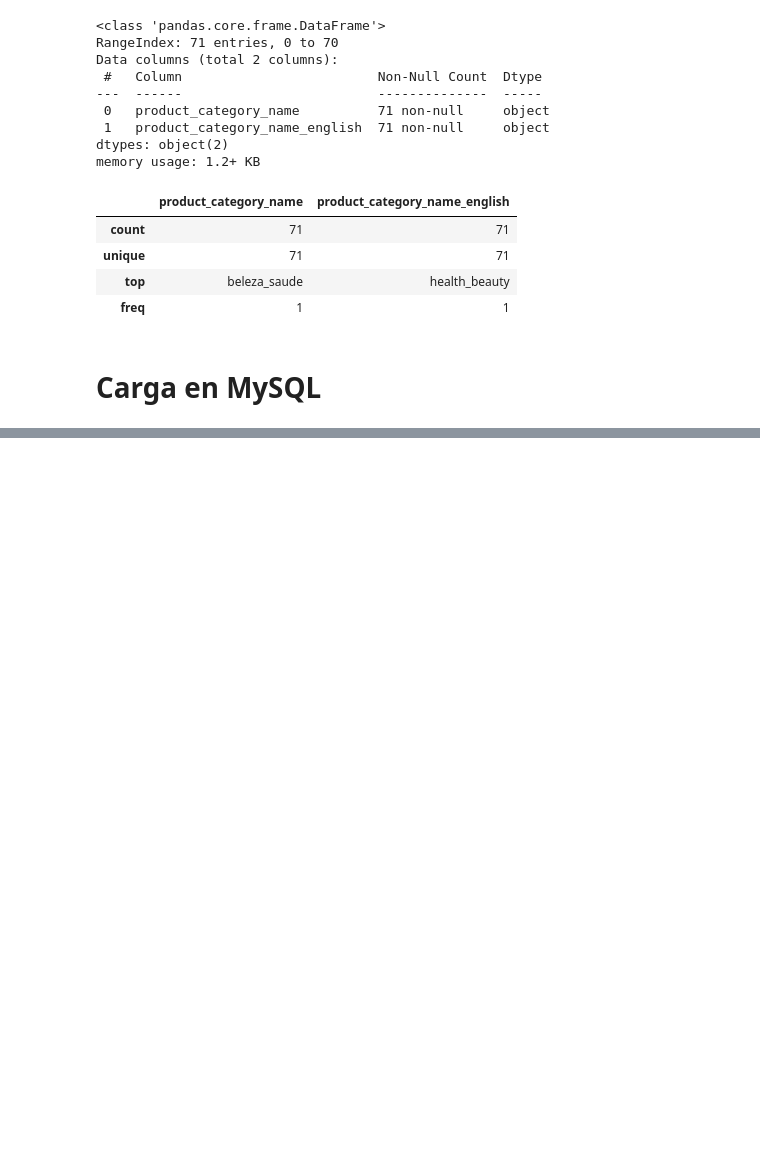
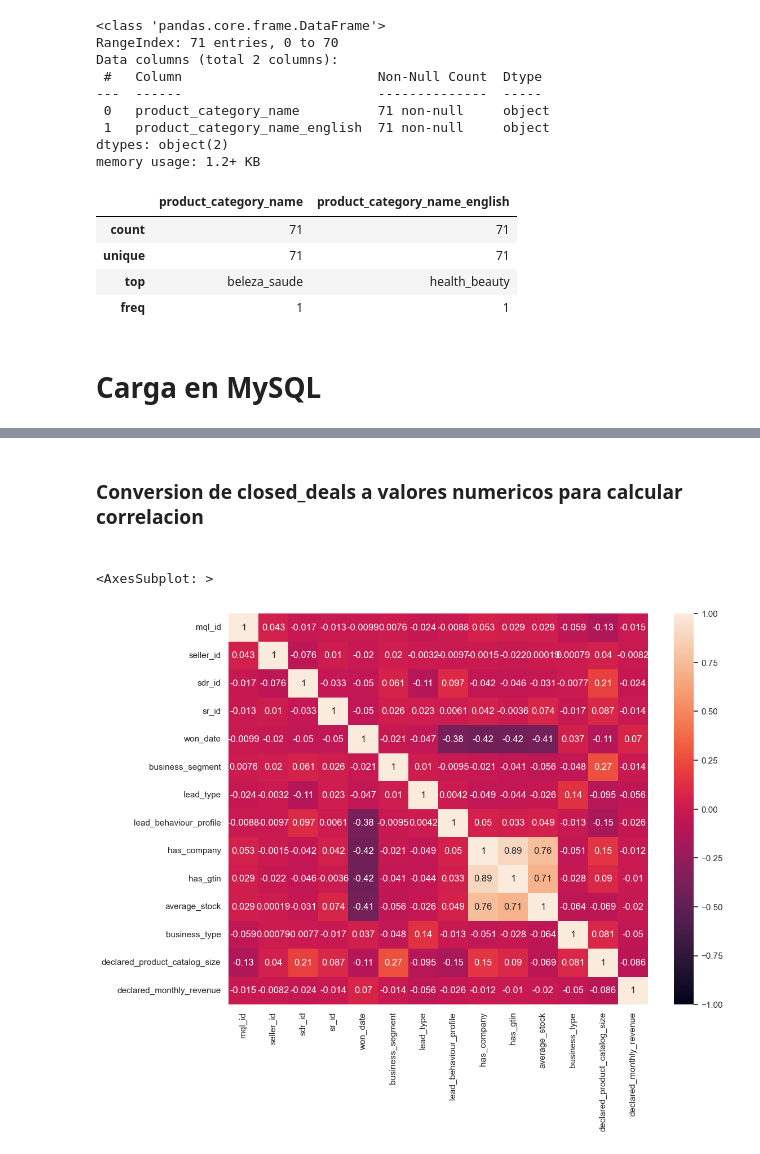
Before and after one commit to Lautaro555/Final-project-Olist, a Jupyter notebook: EDA.ipynb, the cells around one changed output, grey strips where cells are left out. Cells and saved outputs as stored; diff of their text form; code cells hidden in the pictures; blank space fills up the shorter version.

```diff
--- a/EDA.ipynb
+++ b/EDA.ipynb
@@ -916,0 +942,29 @@ Closed_deals.to_sql(name='closed_deals', con=conexion);
+# %% [markdown]
+<h3>Conversion de closed_deals a valores numericos para calcular correlacion<h3>
+# %%
+#se copia el dataframe para trabajar con la copia
+Closed_deals_numeric=Closed_deals
+
+#Lista de columnas a las que no se les va a aplicar label encoder
+columns_to_exclude = ["declared_product_catalog_size","declared_monthly_revenue"]
+
+#Lista de columnas a las que se le aplica label encoder
+columns_to_encode = list(set(Closed_deals_numeric.columns) - set(columns_to_exclude))
+
+
+from sklearn.preprocessing import LabelEncoder
+le = LabelEncoder()
+
+#Se aplica label encoder a todas las columnas
+for col in columns_to_encode:
+    Closed_deals_numeric[col] = le.fit_transform(Closed_deals_numeric[col])
+# %%
+#se crea la matriz de correlacion
+corr=Closed_deals_numeric.corr()
+
+#se grafica con un mapa de calor
+sns.set(rc={'figure.figsize':(12,9)})
+sns.heatmap(corr,annot=True,vmin=-1,vmax=+1)
+# %% [output]
+<AxesSubplot: >
+[figure, added]
```
Also changed, not shown: parts of 19 cells of this notebook.
